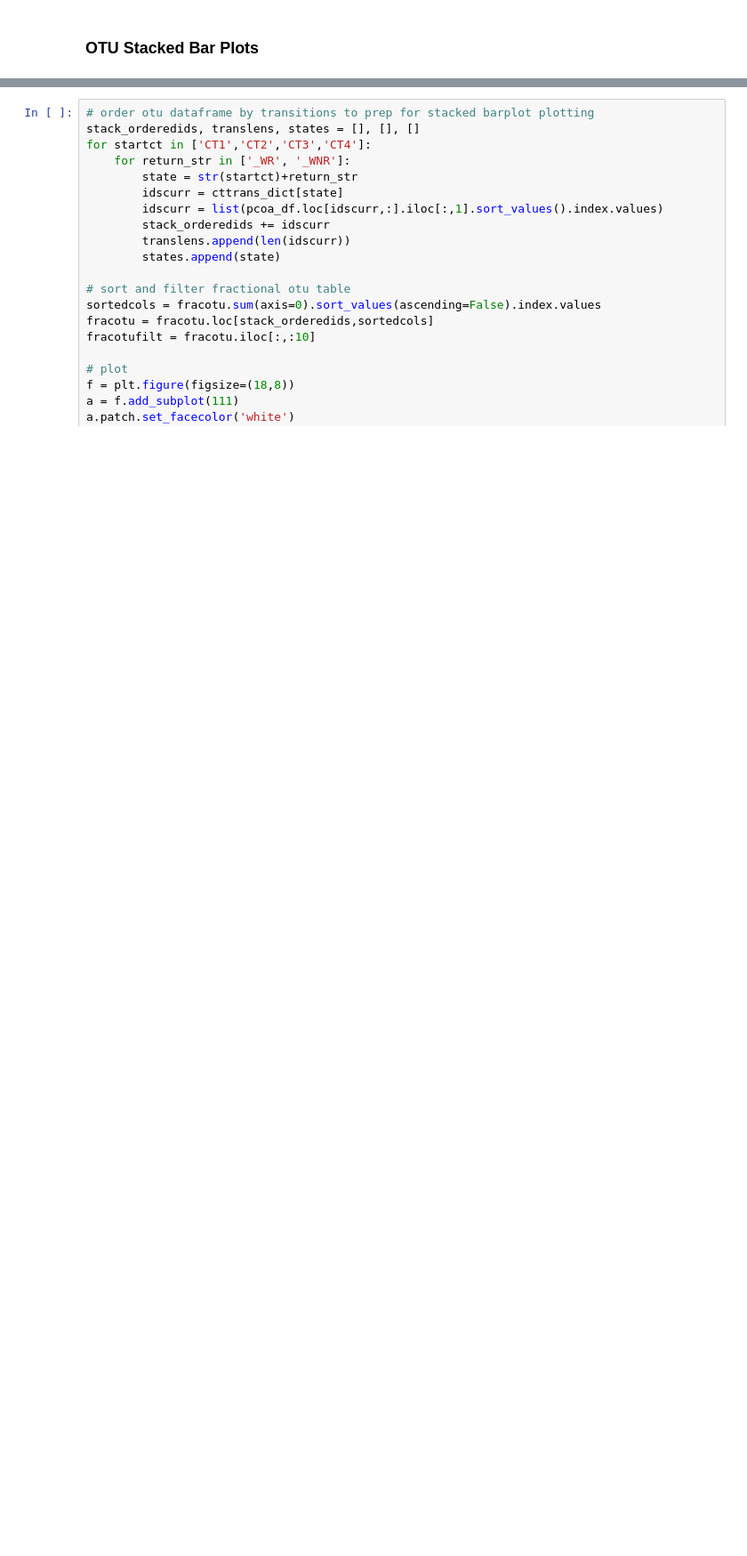
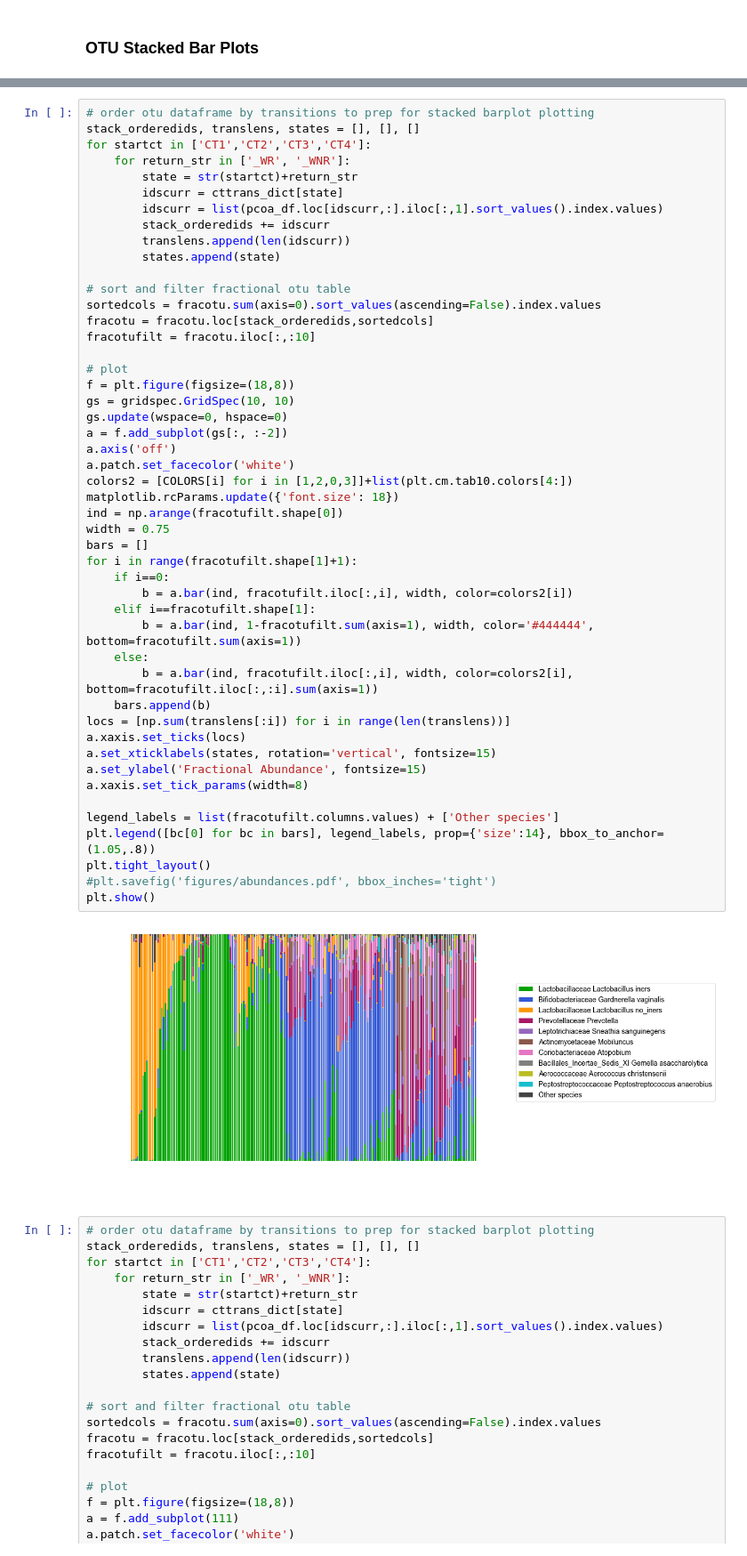
Before and after one commit to munozalexander/Cervicovaginal-Microbiome-Temporal-Dynamics, a Jupyter notebook: Markov_TaxaLevel.ipynb, the cells around one changed output, grey strips where cells are left out. Shown at 89% size. Cells and saved outputs as stored; diff of their text form; blank space fills up the shorter version.

```diff
--- a/Markov_TaxaLevel.ipynb
+++ b/Markov_TaxaLevel.ipynb
@@ -882,3 +868,53 @@ plt.show()
+# %%
+# order otu dataframe by transitions to prep for stacked barplot plotting
+stack_orderedids, translens, states = [], [], []
+for startct in ['CT1','CT2','CT3','CT4']:
+    for return_str in ['_WR', '_WNR']:
+        state = str(startct)+return_str
+        idscurr = cttrans_dict[state]
+        idscurr = list(pcoa_df.loc[idscurr,:].iloc[:,1].sort_values().index.values)
+        stack_orderedids += idscurr
+        translens.append(len(idscurr))
+        states.append(state)
+
+# sort and filter fractional otu table
+sortedcols = fracotu.sum(axis=0).sort_values(ascending=False).index.values
+fracotu = fracotu.loc[stack_orderedids,sortedcols]
+fracotufilt = fracotu.iloc[:,:10]
+
+# plot
+f = plt.figure(figsize=(18,8))
+gs = gridspec.GridSpec(10, 10)
+gs.update(wspace=0, hspace=0)
+a = f.add_subplot(gs[:, :-2])
+a.axis('off')
+a.patch.set_facecolor('white')
+colors2 = [COLORS[i] for i in [1,2,0,3]]+list(plt.cm.tab10.colors[4:])
+matplotlib.rcParams.update({'font.size': 18})
+ind = np.arange(fracotufilt.shape[0])
+width = 0.75
+bars = []
+for i in range(fracotufilt.shape[1]+1):
+    if i==0:
+        b = a.bar(ind, fracotufilt.iloc[:,i], width, color=colors2[i])
+    elif i==fracotufilt.shape[1]:
+        b = a.bar(ind, 1-fracotufilt.sum(axis=1), width, color='#444444', bottom=fracotufilt.sum(axis=1))
+    else:
+        b = a.bar(ind, fracotufilt.iloc[:,i], width, color=colors2[i], bottom=fracotufilt.iloc[:,:i].sum(axis=1))
+    bars.append(b)
+locs = [np.sum(translens[:i]) for i in range(len(translens))]
+a.xaxis.set_ticks(locs)
+a.set_xticklabels(states, rotation='vertical', fontsize=15)
+a.set_ylabel('Fractional Abundance', fontsize=15)
+a.xaxis.set_tick_params(width=8)
+
+legend_labels = list(fracotufilt.columns.values) + ['Other species']
+plt.legend([bc[0] for bc in bars], legend_labels, prop={'size':14}, bbox_to_anchor=(1.05,.8))
+plt.tight_layout()
+#plt.savefig('figures/abundances.pdf', bbox_inches='tight')
+plt.show()
+# %% [output]
+[figure, added]
 # %%
 # order otu dataframe by transitions to prep for stacked barplot plotting
 stack_orderedids, translens, states = [], [], []
```
Also changed, not shown: parts of 9 cells of this notebook, 1 other file.
